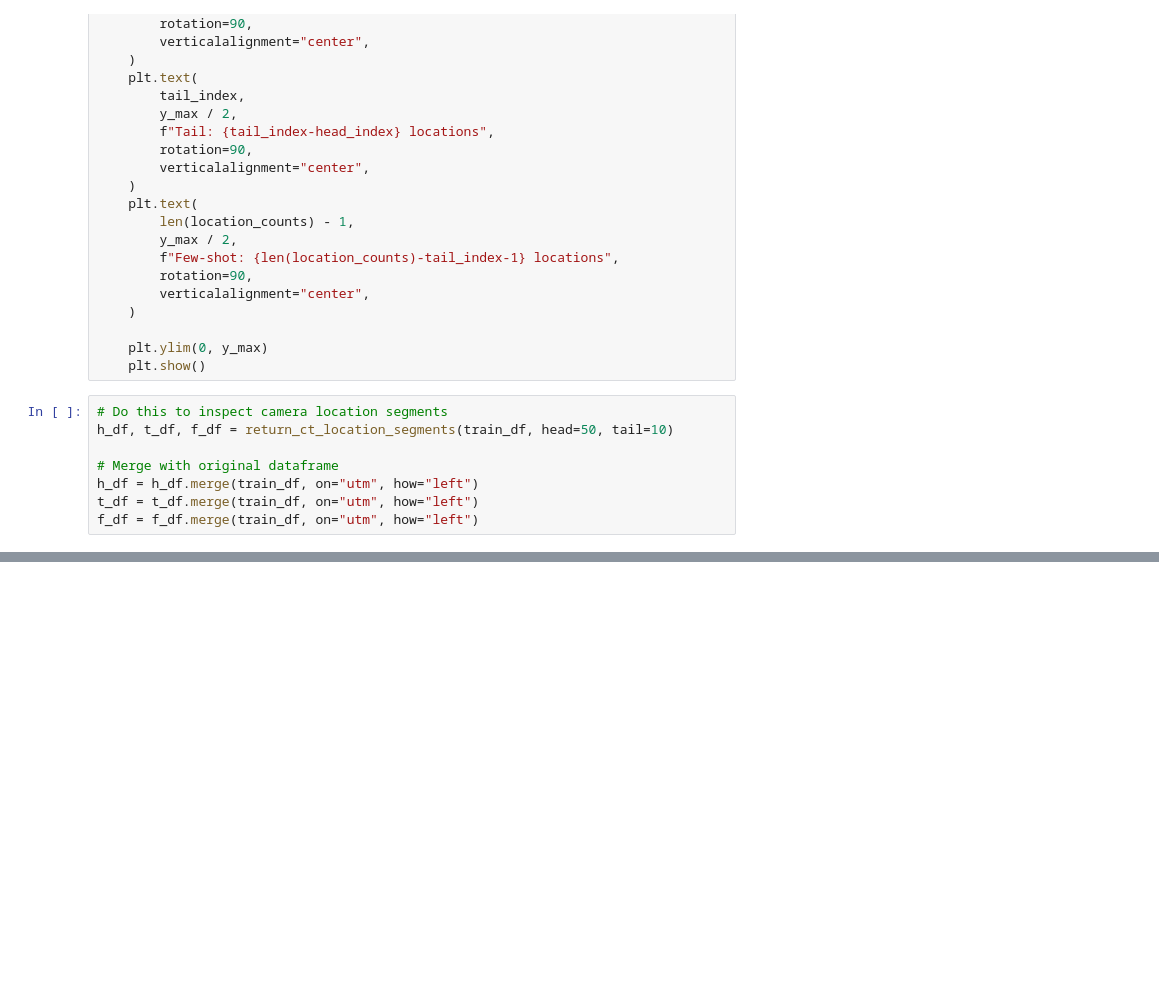
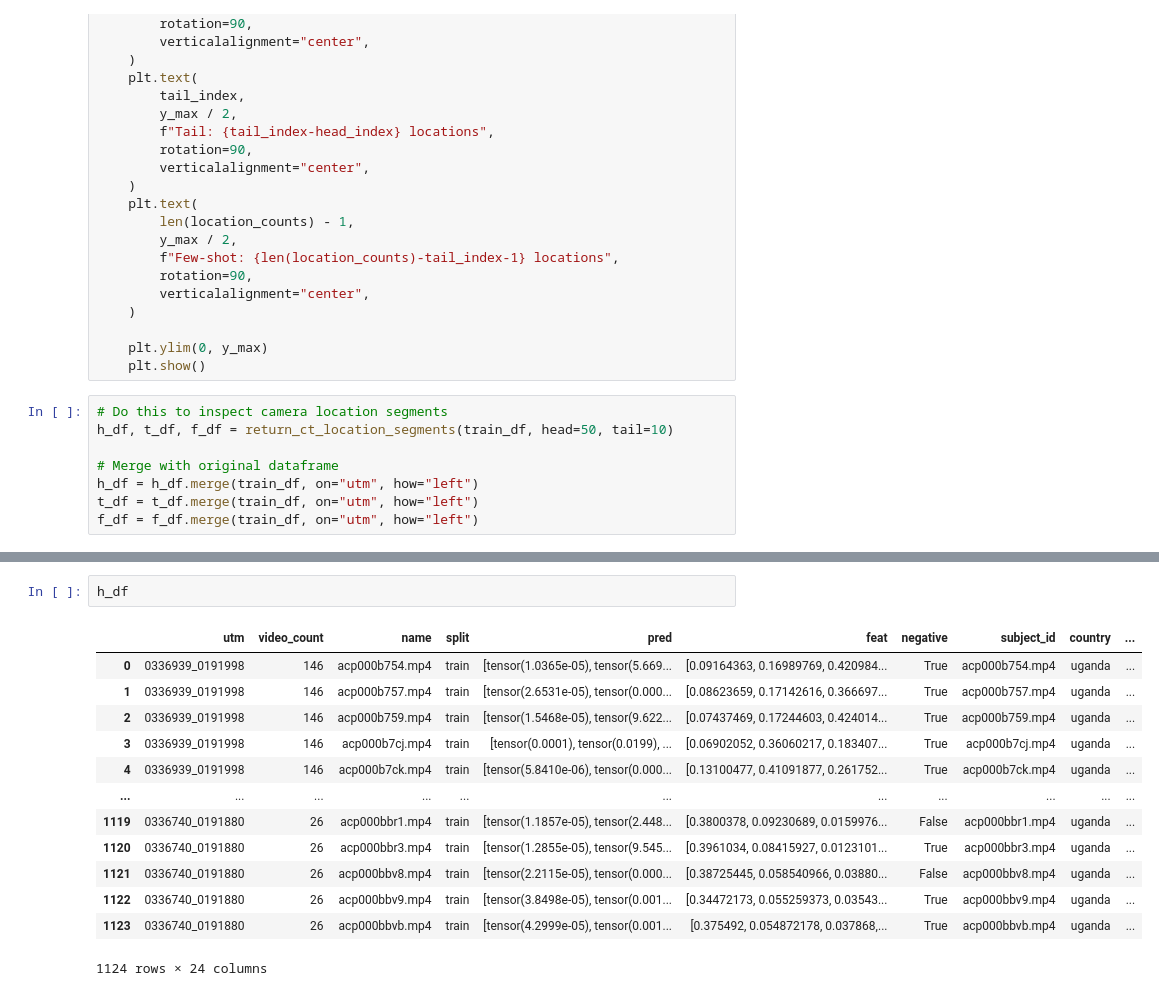
Before and after one commit to obrookes/imslowfast, a Jupyter notebook: notebooks/__plotting_location_dist.ipynb, the cells around one changed output, grey strips where cells are left out. Drawn from its saved outputs; the diff is of its cells as text; blank space fills up the shorter version.

```diff
--- a/notebooks/__plotting_location_dist.ipynb
+++ b/notebooks/__plotting_location_dist.ipynb
@@ -250,3 +266,19 @@ f_df = f_df.merge(train_df, on="utm", how="left")
+# %%
+h_df
+# %% [output]
+|  | utm | video_count | name | split | pred | feat | negative | subject_id | country | ... |
+| 0 | 0336939_0191998 | 146 | acp000b754.mp4 | train | [tensor(1.0365e-05), tensor(5.669... | [0.09164363, 0.16989769, 0.420984... | True | acp000b754.mp4 | uganda | ... |
+| 1 | 0336939_0191998 | 146 | acp000b757.mp4 | train | [tensor(2.6531e-05), tensor(0.000... | [0.08623659, 0.17142616, 0.366697... | True | acp000b757.mp4 | uganda | ... |
+| 2 | 0336939_0191998 | 146 | acp000b759.mp4 | train | [tensor(1.5468e-05), tensor(9.622... | [0.07437469, 0.17244603, 0.424014... | True | acp000b759.mp4 | uganda | ... |
+| 3 | 0336939_0191998 | 146 | acp000b7cj.mp4 | train | [tensor(0.0001), tensor(0.0199), ... | [0.06902052, 0.36060217, 0.183407... | True | acp000b7cj.mp4 | uganda | ... |
+| 4 | 0336939_0191998 | 146 | acp000b7ck.mp4 | train | [tensor(5.8410e-06), tensor(0.000... | [0.13100477, 0.41091877, 0.261752... | True | acp000b7ck.mp4 | uganda | ... |
+| ... | ... | ... | ... | ... | ... | ... | ... | ... | ... | ... |
+| 1119 | 0336740_0191880 | 26 | acp000bbr1.mp4 | train | [tensor(1.1857e-05), tensor(2.448... | [0.3800378, 0.09230689, 0.0159976... | False | acp000bbr1.mp4 | uganda | ... |
+| 1120 | 0336740_0191880 | 26 | acp000bbr3.mp4 | train | [tensor(1.2855e-05), tensor(9.545... | [0.3961034, 0.08415927, 0.0123101... | True | acp000bbr3.mp4 | uganda | ... |
+| 1121 | 0336740_0191880 | 26 | acp000bbv8.mp4 | train | [tensor(2.2115e-05), tensor(0.000... | [0.38725445, 0.058540966, 0.03880... | False | acp000bbv8.mp4 | uganda | ... |
+| 1122 | 0336740_0191880 | 26 | acp000bbv9.mp4 | train | [tensor(3.8498e-05), tensor(0.001... | [0.34472173, 0.055259373, 0.03543... | True | acp000bbv9.mp4 | uganda | ... |
+| 1123 | 0336740_0191880 | 26 | acp000bbvb.mp4 | train | [tensor(4.2999e-05), tensor(0.001... | [0.375492, 0.054872178, 0.037868,... | True | acp000bbvb.mp4 | uganda | ... |
+1124 rows × 24 columns
 # %%
 # Usage:
 plot_camera_locations_distribution(train_df, head=50, tail=10, use_proportion=True)
```
Also changed, not shown: parts of 5 cells of this notebook, 9 other files.
